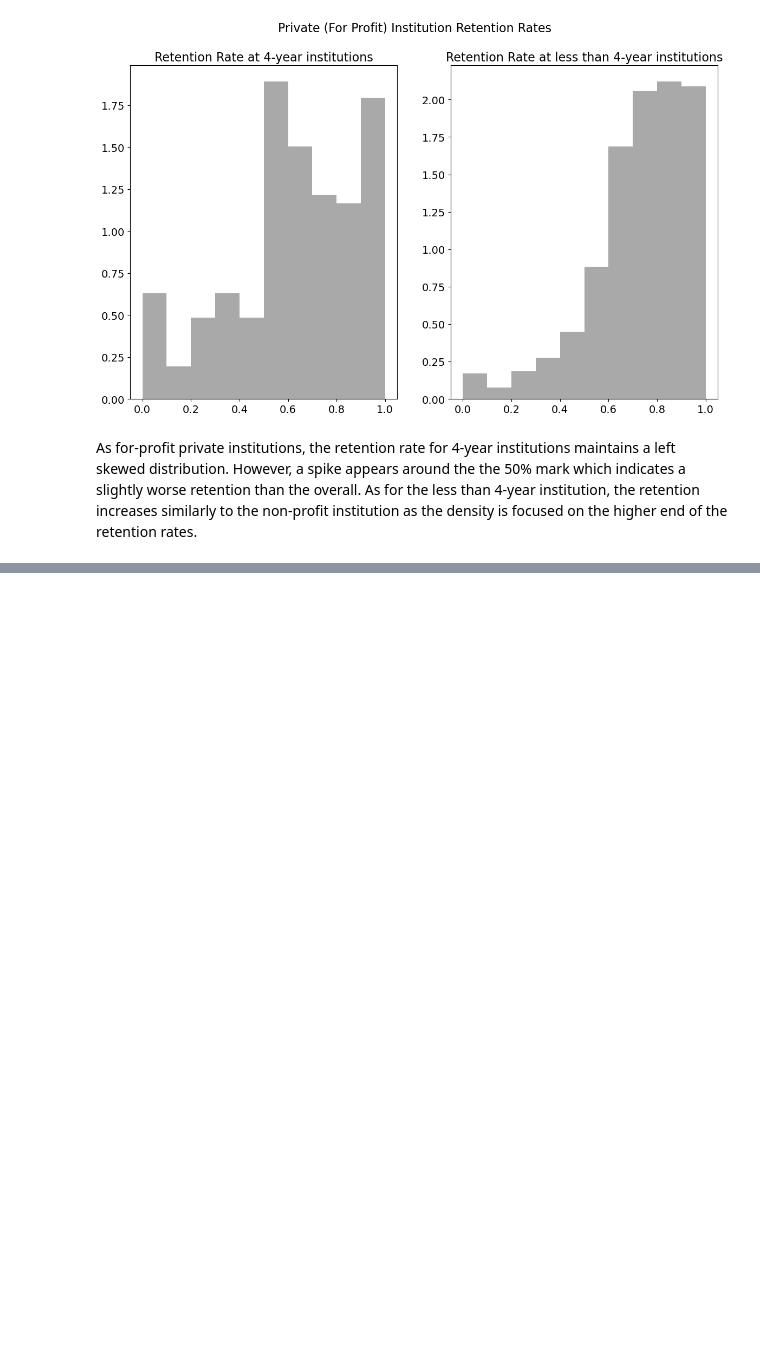
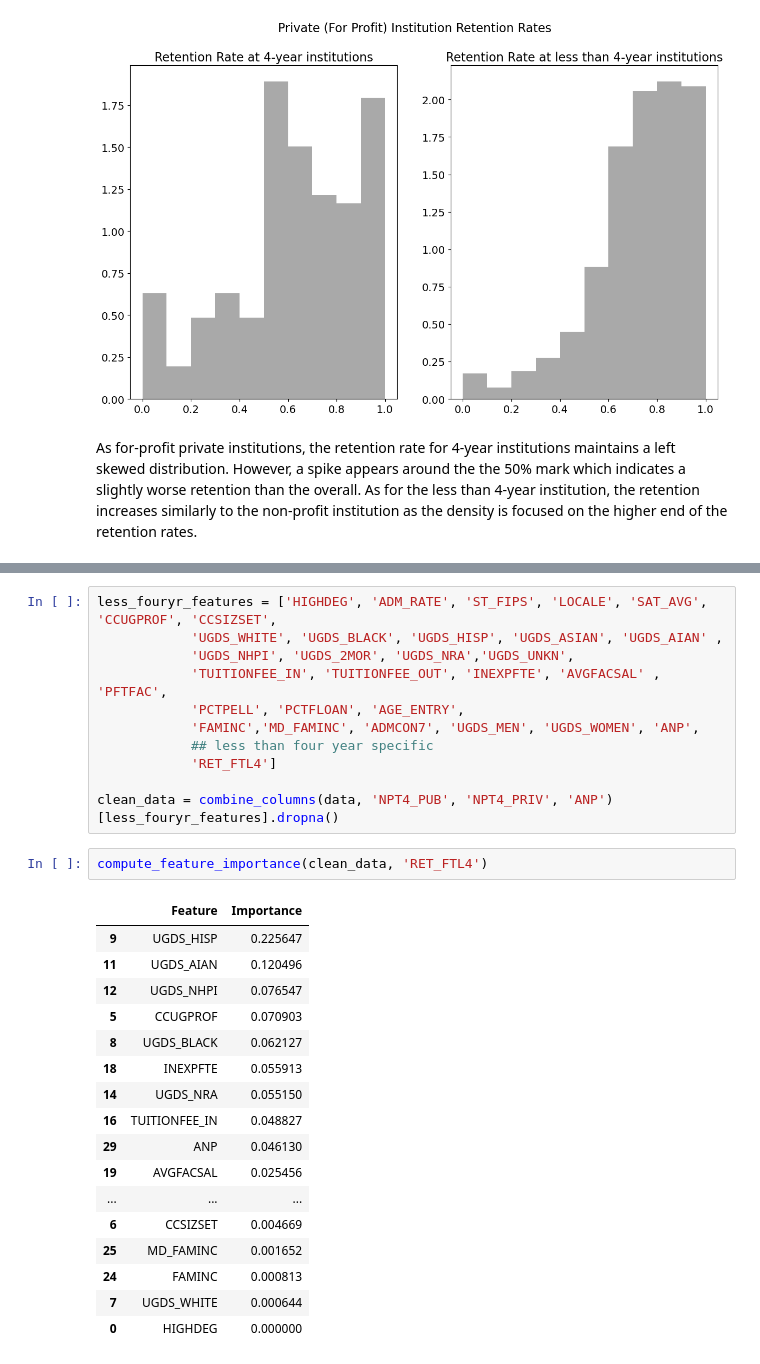
Before and after one commit to UCB-stat-159-s23/project-Group11, a Jupyter notebook: Exploratory Analysis.ipynb, the cells around one changed output, grey strips where cells are left out. Drawn from its saved outputs; the diff is of its cells as text; blank space fills up the shorter version.

```diff
--- a/Exploratory Analysis.ipynb
+++ b/Exploratory Analysis.ipynb
@@ -165,0 +205,31 @@ KeyError: "['RET_FT4'] not in index"
+# %%
+less_fouryr_features = ['HIGHDEG', 'ADM_RATE', 'ST_FIPS', 'LOCALE', 'SAT_AVG', 'CCUGPROF', 'CCSIZSET',
+            'UGDS_WHITE', 'UGDS_BLACK', 'UGDS_HISP', 'UGDS_ASIAN', 'UGDS_AIAN' ,
+            'UGDS_NHPI', 'UGDS_2MOR', 'UGDS_NRA','UGDS_UNKN',
+            'TUITIONFEE_IN', 'TUITIONFEE_OUT', 'INEXPFTE', 'AVGFACSAL' , 'PFTFAC',
+            'PCTPELL', 'PCTFLOAN', 'AGE_ENTRY',
+            'FAMINC','MD_FAMINC', 'ADMCON7', 'UGDS_MEN', 'UGDS_WOMEN', 'ANP',
+            ## less than four year specific
+            'RET_FTL4']
+
+clean_data = combine_columns(data, 'NPT4_PUB', 'NPT4_PRIV', 'ANP')[less_fouryr_features].dropna()
+# %%
+compute_feature_importance(clean_data, 'RET_FTL4')
+# %% [output]
+|  | Feature | Importance |
+| 9 | UGDS_HISP | 0.225647 |
+| 11 | UGDS_AIAN | 0.120496 |
+| 12 | UGDS_NHPI | 0.076547 |
+| 5 | CCUGPROF | 0.070903 |
+| 8 | UGDS_BLACK | 0.062127 |
+| 18 | INEXPFTE | 0.055913 |
+| 14 | UGDS_NRA | 0.055150 |
+| 16 | TUITIONFEE_IN | 0.048827 |
+| 29 | ANP | 0.046130 |
+| 19 | AVGFACSAL | 0.025456 |
+| ... | ... | ... |
+| 6 | CCSIZSET | 0.004669 |
+| 25 | MD_FAMINC | 0.001652 |
+| 24 | FAMINC | 0.000813 |
+| 7 | UGDS_WHITE | 0.000644 |
+| 0 | HIGHDEG | 0.000000 |
```
Also changed, not shown: parts of 8 cells of this notebook.
